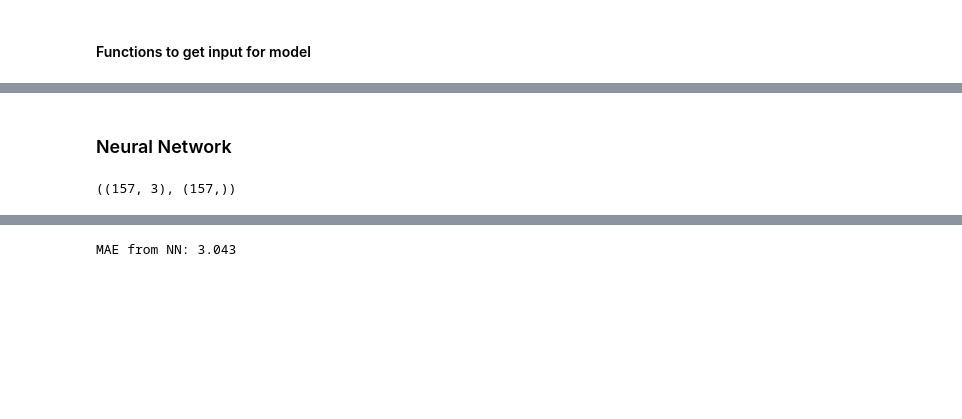
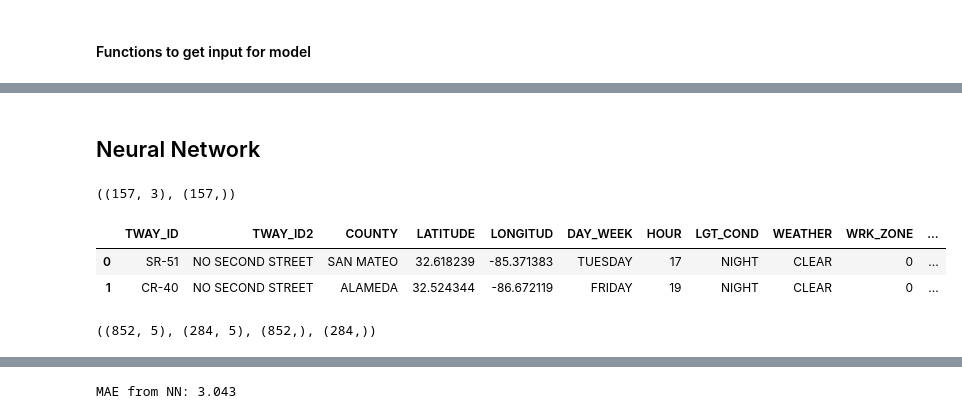
Before and after one commit to safe-routes/Build-SafeRoutes-DS, a Jupyter notebook: SafeRoutes_modeltest.ipynb, the cells around one changed output, grey strips where cells are left out. Drawn from its saved outputs; the diff is of its cells as text; code cells hidden in the pictures; blank space fills up the shorter version.

```diff
--- a/SafeRoutes_modeltest.ipynb
+++ b/SafeRoutes_modeltest.ipynb
@@ -432,6 +611,12 @@ def format_input(counties_list, weekday, hour):
 # %% [markdown]
-### Neural Network
+## Neural Network
 # %%
 X_train.shape, y_train.shape
 # %% [output]
 ((157, 3), (157,))
+# %%
+df.head(2)
+# %% [output]
+|  | TWAY_ID | TWAY_ID2 | COUNTY | LATITUDE | LONGITUD | DAY_WEEK | HOUR | LGT_COND | WEATHER | WRK_ZONE | ... |
+| 0 | SR-51 | NO SECOND STREET | SAN MATEO | 32.618239 | -85.371383 | TUESDAY | 17 | NIGHT | CLEAR | 0 | ... |
+| 1 | CR-40 | NO SECOND STREET | ALAMEDA | 32.524344 | -86.672119 | FRIDAY | 19 | NIGHT | CLEAR | 0 | ... |
@@ -438,3 +635,9 @@ X_train.shape, y_train.shape
+# %%
+X_train2, X_test2, y_train2, y_test2 = splits(grouped_df)
+
+X_train2.shape, X_test2.shape, y_train2.shape, y_test2.shape
+# %% [output]
+((852, 5), (284, 5), (852,), (284,))
 # %%
 import keras
 from keras.models import Sequential
```
Also changed, not shown: parts of 60 cells of this notebook.
